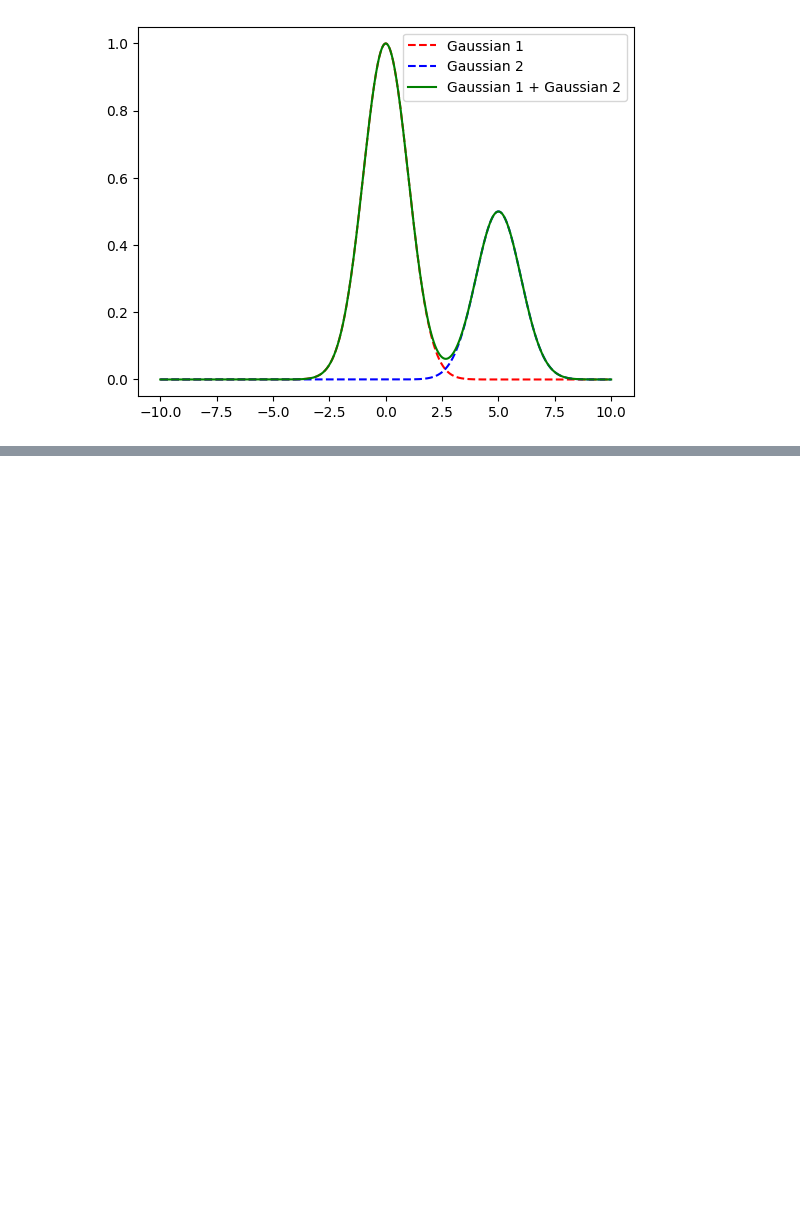
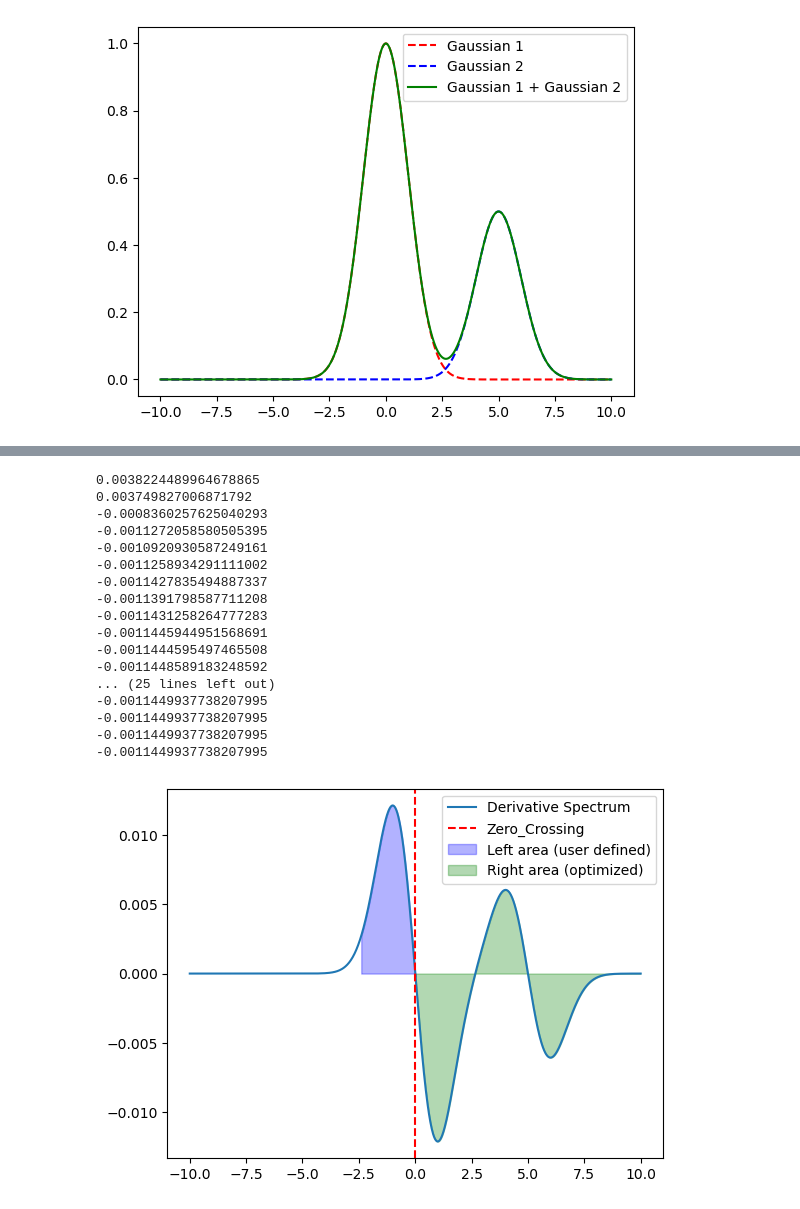
Before and after one commit to LukasMeinschad/ir_peak_int, a Jupyter notebook: peak_int_test.ipynb, the cells around one changed output, grey strips where cells are left out. Cells and saved outputs as stored; diff of their text form; code cells hidden in the pictures; blank space fills up the shorter version.

```diff
--- a/peak_int_test.ipynb
+++ b/peak_int_test.ipynb
@@ -98,0 +115,73 @@ SyntaxError: positional argument follows keyword argument (535556992.py, line 17
+# %%
+# First of find the x data that is most close to the zero crossing
+from scipy.optimize import minimize_scalar
+from scipy.optimize import minimize
+def balance_area_spectrum(x,y_prime,left_boundary_index,zero_crossing, right_boundary_index=None):
+    """
+    A function to balance the areas in the derivative spectrum around the zero crossing
+    """
+
+    if left_boundary_index >=zero_crossing:
+        raise ValueError("Left Boundary must be before the zero crossing")
+
+
+    x_left = x[left_boundary_index:zero_crossing+1]
+    y_left = y_prime[left_boundary_index:zero_crossing +1]
+
+    left_area = np.trapz(y_left,x_left)
+
+    def balance_areas(shift_idx):
+
+        shifted_right_idx = zero_crossing + int(shift_idx)
+        if shifted_right_idx >= len(x):
+            return np.inf # Prevent out of bounds
+
+        x_shifted_right = x[zero_crossing:shifted_right_idx + 1]
+        y_shifted_right = y_prime[zero_crossing:shifted_right_idx + 1]
+
+
+
+        right_area = np.trapz(y_shifted_right,x_shifted_right)
+
+        # End the closure to give back the diverence in areas
+        print(np.abs(left_area) - np.abs(right_area))
+        return np.abs(left_area) - np.abs(right_area)
+
+    result = minimize_scalar(balance_areas, bounds = (0, len(x)- zero_crossing), method="bounded")
+
+    optimal_shift = int(result.x)
+
+    x_balanced_right = x[zero_crossing:zero_crossing + optimal_shift +1]
+    y_balanced_right = y_prime[zero_crossing:zero_crossing + optimal_shift + 1]
+
+    balanced_right_area = np.trapz(y_balanced_right,x_balanced_right)
+
+    plt.plot(x,y_prime, label="Derivative Spectrum")
+    plt.axvline(x=x[zero_crossing], color = "r", linestyle="--",label="Zero_Crossing")
+    plt.fill_between(x_left,y_left,color="blue", alpha=0.3, label="Left area (user defined)")
+    plt.fill_between(x_balanced_right,y_balanced_right,color="green",alpha=0.3, label="Right area (optimized)")
+    plt.legend()
+    plt.show()
+
+
+
+balance_area_spectrum(x,y_prime, 380, zero_crossings_indices[0])
+# %% [output]
+0.0038224489964678865
+0.003749827006871792
+-0.0008360257625040293
+-0.0011272058580505395
+-0.0010920930587249161
+-0.0011258934291111002
+-0.0011427835494887337
+-0.0011391798587711208
+-0.0011431258264777283
+-0.0011445944951568691
+-0.0011444595497465508
+-0.0011448589183248592
+... (25 lines left out)
+-0.0011449937738207995
+-0.0011449937738207995
+-0.0011449937738207995
+-0.0011449937738207995
+[figure, added]
```
Also changed, not shown: parts of 5 cells of this notebook.
